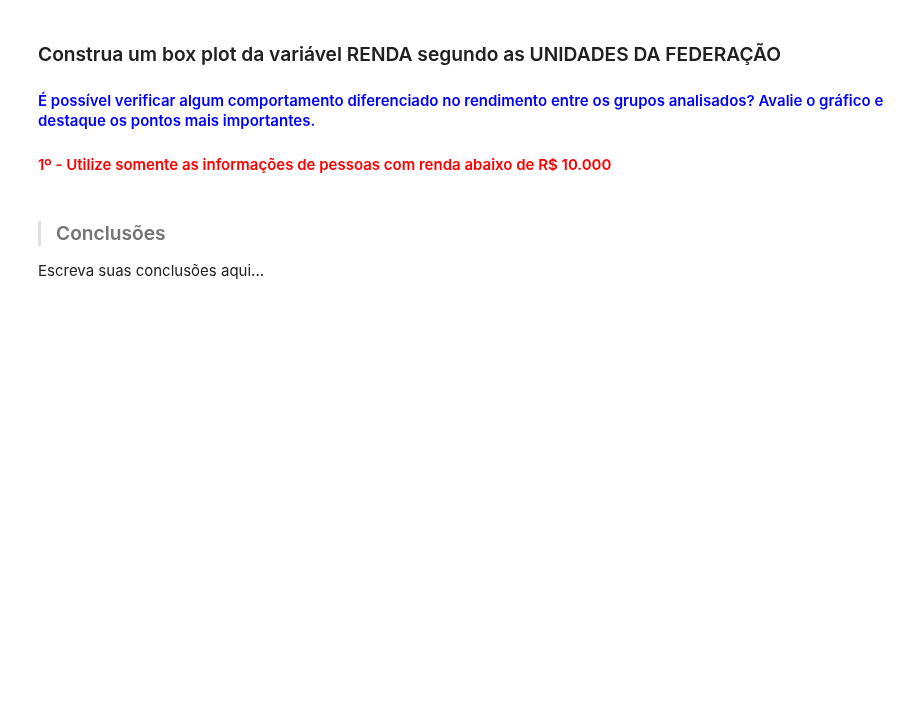
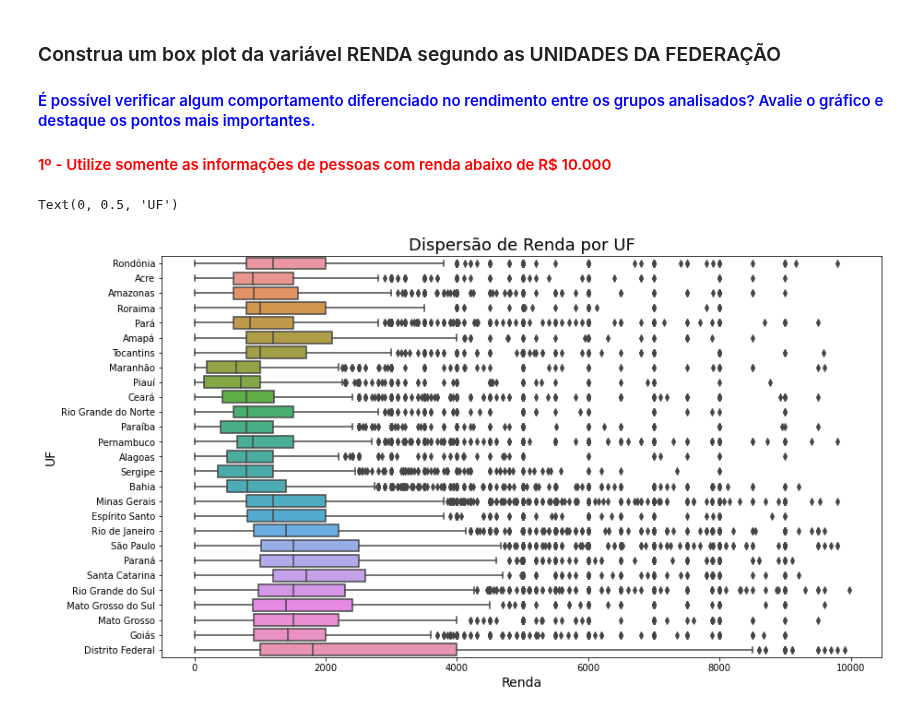
Before and after one commit to muriloWeber/dataScienceAlura, a Jupyter notebook: dataScienceEstatisticaComPythonFrequenciasEMedidas/Projeto_Analise_Descritiva.ipynb, the cells around one changed output. Cells and saved outputs as stored; diff of their text form; code cells hidden in the pictures; blank space fills up the shorter version.

```diff
--- a/dataScienceEstatisticaComPythonFrequenciasEMedidas/Projeto_Analise_Descritiva.ipynb
+++ b/dataScienceEstatisticaComPythonFrequenciasEMedidas/Projeto_Analise_Descritiva.ipynb
@@ -554,3 +566,6 @@ Escreva suas conclusões aqui...
 ### Obtenha a média, mediana, valor máximo e desvio-padrão da variável RENDA segundo as UNIDADES DA FEDERAÇÃO
 #### <font color='blue'>Destaque os pontos mais importante que você observa nas tabulações</font>
 #### <font color='red'>Utilize o método <i>groupby()</i> do <i>pandas</i> juntamente com o método <i>agg()</i> para contruir a tabulação. O método <i>agg()</i> pode receber um dicionário especificando qual coluna do DataFrame deve ser utilizada e qual lista de funções estatísticas queremos obter, por exemplo: <i>dados.groupby(['UF']).agg({'Renda': ['mean', 'median', 'max', 'std']})</i></font>
+# %%
+df.UF.replace(uf, inplace=True)
+df.UF
@@ -558,7 +608,12 @@ Escreva suas conclusões aqui...
 ### Construa um box plot da variável RENDA segundo as UNIDADES DA FEDERAÇÃO
 #### <font color='blue'>É possível verificar algum comportamento diferenciado no rendimento entre os grupos analisados? Avalie o gráfico e destaque os pontos mais importantes.</font>
 #### <font color='red'>1º - Utilize somente as informações de pessoas com renda abaixo de R$ 10.000</font>
-# %% [markdown]
-> ### Conclusões
-
-Escreva suas conclusões aqui...
+# %%
+ax = sns.boxplot(data=df,x=df.query('Renda < 10000').Renda,y=df.UF, orient='h')
+ax.figure.set_size_inches(14,8)
+ax.set_title('Dispersão de Renda por UF', fontsize=18)
+ax.set_xlabel('Renda', fontsize=14)
+ax.set_ylabel('UF', fontsize=14)
+# %% [output]
+Text(0, 0.5, 'UF')
+[figure, added]
```
Also changed, not shown: parts of 6 cells of this notebook.
